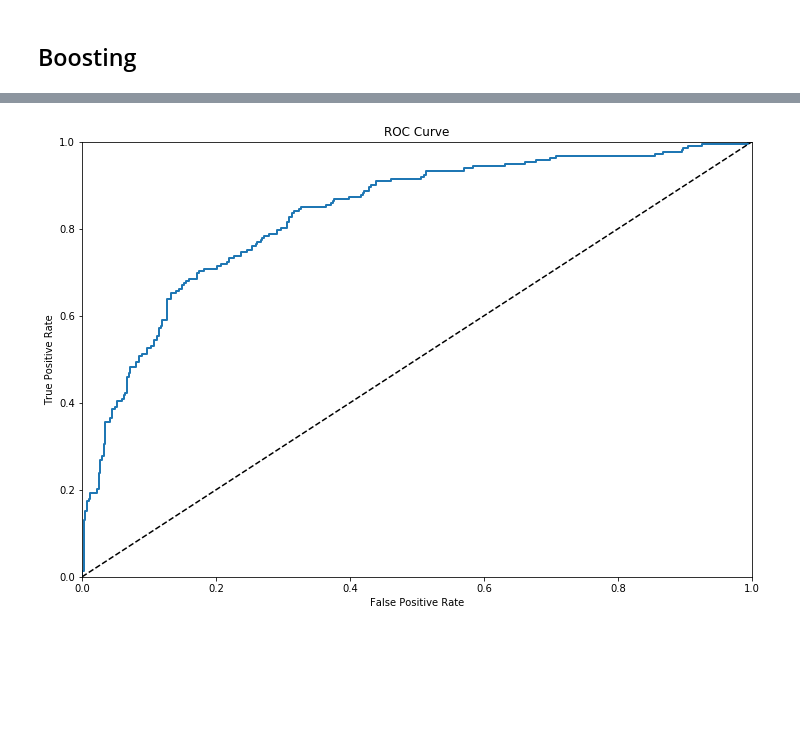
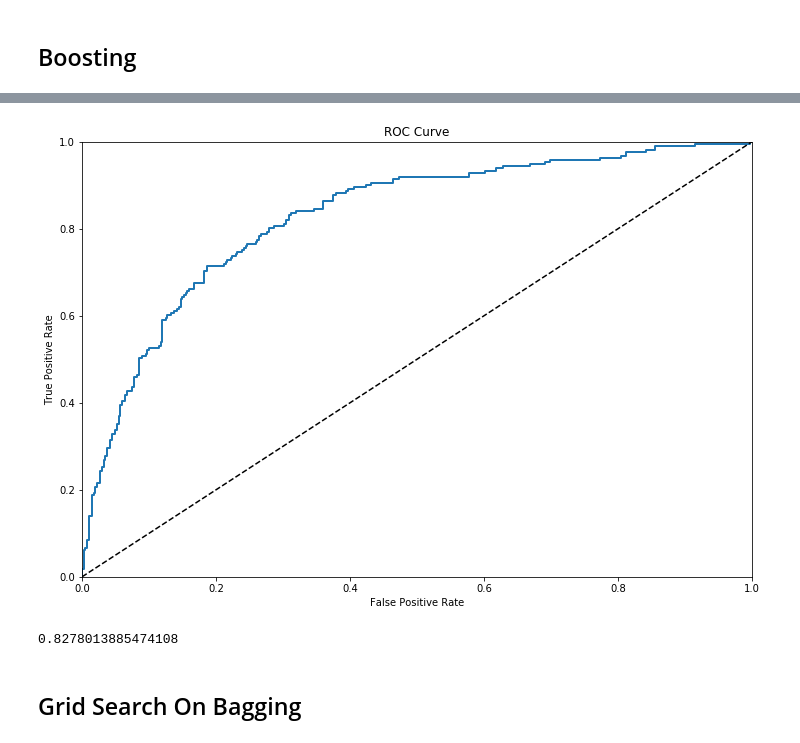
Before and after one commit to jatinj615/Diabetes-Detection, a Jupyter notebook: Bagging And Boosting.ipynb, the cells around one changed output, grey strips where cells are left out. Drawn from its saved outputs; the diff is of its cells as text; code cells hidden in the pictures; blank space fills up the shorter version.

```diff
--- a/Bagging And Boosting.ipynb
+++ b/Bagging And Boosting.ipynb
@@ -103,7 +103,7 @@ def print_score(clf, X_train, X_test, y_train, y_test, train = True):
 from sklearn.ensemble import BaggingClassifier
 from sklearn.svm import SVC
 # %%
-bag_clf = BaggingClassifier(base_estimator=SVC(degree=2, C = 4.0))
+bag_clf = BaggingClassifier(base_estimator=SVC(degree=2, C = 4.0), n_estimators=150)
 # %%
 bag_clf.fit(X_train, y_train)
 # %% [output]
@@ -141,7 +141,7 @@ Confusion Metrics :
 from sklearn.ensemble import AdaBoostClassifier
 from sklearn.tree import DecisionTreeClassifier
 # %%
-ada_clf = AdaBoostClassifier(base_estimator=DecisionTreeClassifier(min_samples_split=10), n_estimators=1000)
+ada_clf = AdaBoostClassifier(base_estimator=DecisionTreeClassifier(min_samples_split=20, min_samples_leaf=3), n_estimators=100, learning_rate=3)
 # %%
 ada_clf.fit(X_train, y_train)
 # %% [output]
@@ -201,6 +205,11 @@ fpr, tpr, thresholds = roc_curve(y_train, y_scores)
 # %%
 plt.figure(figsize=(12,8));
 plot_roc_curve(fpr, tpr)
 plt.show();
+from sklearn.metrics import roc_auc_score
+roc_auc_score(y_train, y_scores)
 # %% [output]
-[figure, old version]
+[figure, new version]
+0.8278013885474108
+# %% [markdown]
+## Grid Search On Bagging
```
Also changed, not shown: parts of 11 cells of this notebook, 1 other file.
